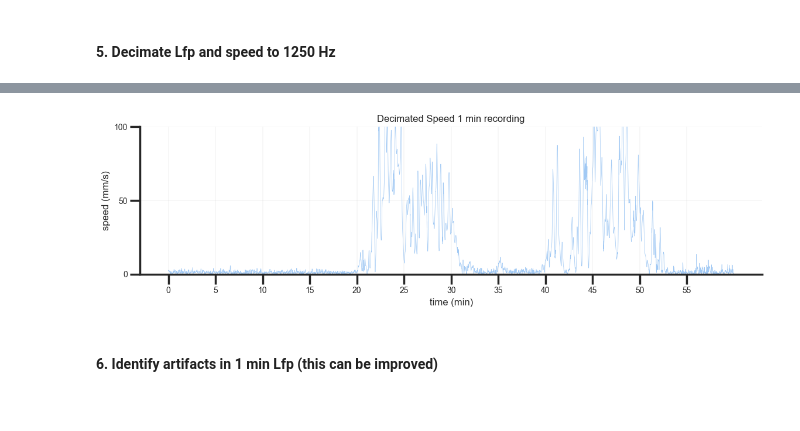
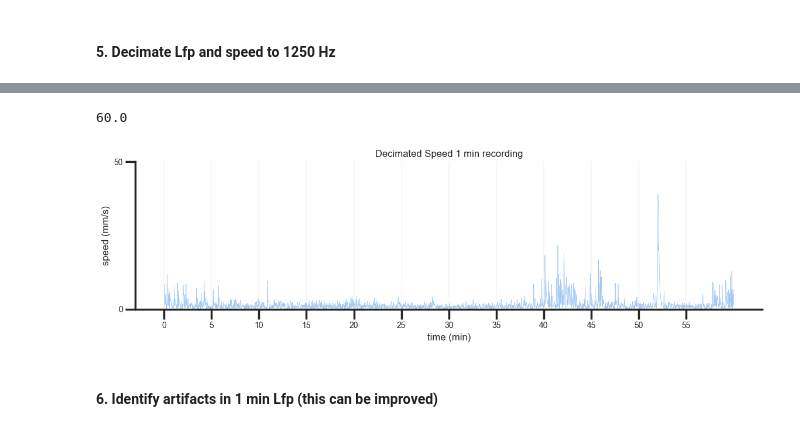
Before and after one commit to gdelfe/Ketamine_effects_on_the_brain, a Jupyter notebook: python/Neurotar_Ketamine_LFPs_analysis-v4.ipynb, the cells around one changed output, grey strips where cells are left out. Drawn from its saved outputs; the diff is of its cells as text; code cells hidden in the pictures.

```diff
--- a/python/Neurotar_Ketamine_LFPs_analysis-v4.ipynb
+++ b/python/Neurotar_Ketamine_LFPs_analysis-v4.ipynb
@@ -96,7 +98,8 @@ Lfp_aln.head()
 # %% [markdown]
 #### Pull Lfp 'start' and 'end' for the specific recording
 # %%
-start = Lfp_aln["Lfp start"][sess] # starting of the trial in Lfp data points
-end = Lfp_aln["Lfp end"][sess] # end of trial
-# ch_start = Lfp_aln["HPC ch start"][sess]  # Hpc first channel
-# ch_end = Lfp_aln["HPC ch end"][sess]  # Hpc last channel
+start = int(Lfp_aln["Lfp start"][sess]) # starting of the trial in Lfp data points
+end = int(Lfp_aln["Lfp end"][sess]) # end of trial
+ch_start = int(Lfp_aln["theta_start"][sess])  # Hpc first channel
+ch_end = int(Lfp_aln["theta_end"][sess])  # Hpc last channel
+ch_start, ch_end, start, end
@@ -125,7 +124,7 @@ Lfp.shape
 # %% [markdown]
 ### Load Speed, x, and y
 # %%
-speed_path = r'C:\Users\fentonlab\Desktop\Gino\speed\\'
+speed_path = r'C:\Users\fentonlab\Desktop\Gino\behaviour\\'
 x = np.load(os.path.join(speed_path, "x_aln.npy"), allow_pickle=True)
 y = np.load(os.path.join(speed_path, "y_aln.npy"), allow_pickle=True)
 speed = np.load(os.path.join(speed_path, "speed_aln.npy"), allow_pickle=True)
@@ -352,2 +332,0 @@ array([[ 8.27234286,  6.799088  , 15.04217143, ..., -0.36094629,
-# %%
-Lfp[:,23] = Lfp[:,24]
@@ -388,7 +356,7 @@ array([12.5863898 , 13.15123153, 14.30526662,  1.46664024, 15.7267922 ,
 # %%
 N = 2500  # sampling rate
 L_start = 1700*N # start of time series in sec
-L_end = 2000*N # end of time series
+L_end = 1800*N # end of time series
 T = 100*N # xtick period
 
 P = 3 # rows
@@ -580,25 +566,29 @@ lfp_dec_B.shape, speed_dec_B.shape, speed_dec_B.shape[0]/1250 #, lfp_dec_B_250.s
+# %%
+speed_dec_B.size/1250
+# %% [output]
+60.0
 # %%
 # check speed after decimation
 InteractiveShell.ast_node_interactivity = "last"
 
-speed = speed_dec_L
+speed = speed_dec_B
 
 fs = 1250
 plt.figure(figsize=(12,4))
 plt.plot(speed,linewidth=0.5) # upsampled signal
 plt.title('Decimated Speed 1 min recording',fontsize=12)
 plt.xlabel('time (min)',fontsize=12)
 plt.ylabel('speed (mm/s)',fontsize=12)
 xticks = np.arange(0,speed.size, step=5*fs) # every 10 min
 plt.xticks(ticks=xticks, labels=[str(int(i/fs)) for i in xticks],fontsize=10)
 plt.yticks(ticks=yticks,fontsize=10)
 plt.grid(True,linewidth=0.2)
-plt.ylim([0,100])
+plt.ylim([0,50])
 
 plt.tight_layout()
 plt.show()
 # %% [output]
-[figure, old version]
+[figure, new version]
 # %% [markdown]
 #### 6. Identify artifacts in 1 min Lfp (this can be improved)
 # %% [markdown]
```
Also changed, not shown: parts of 29 cells of this notebook, 5 other files.
